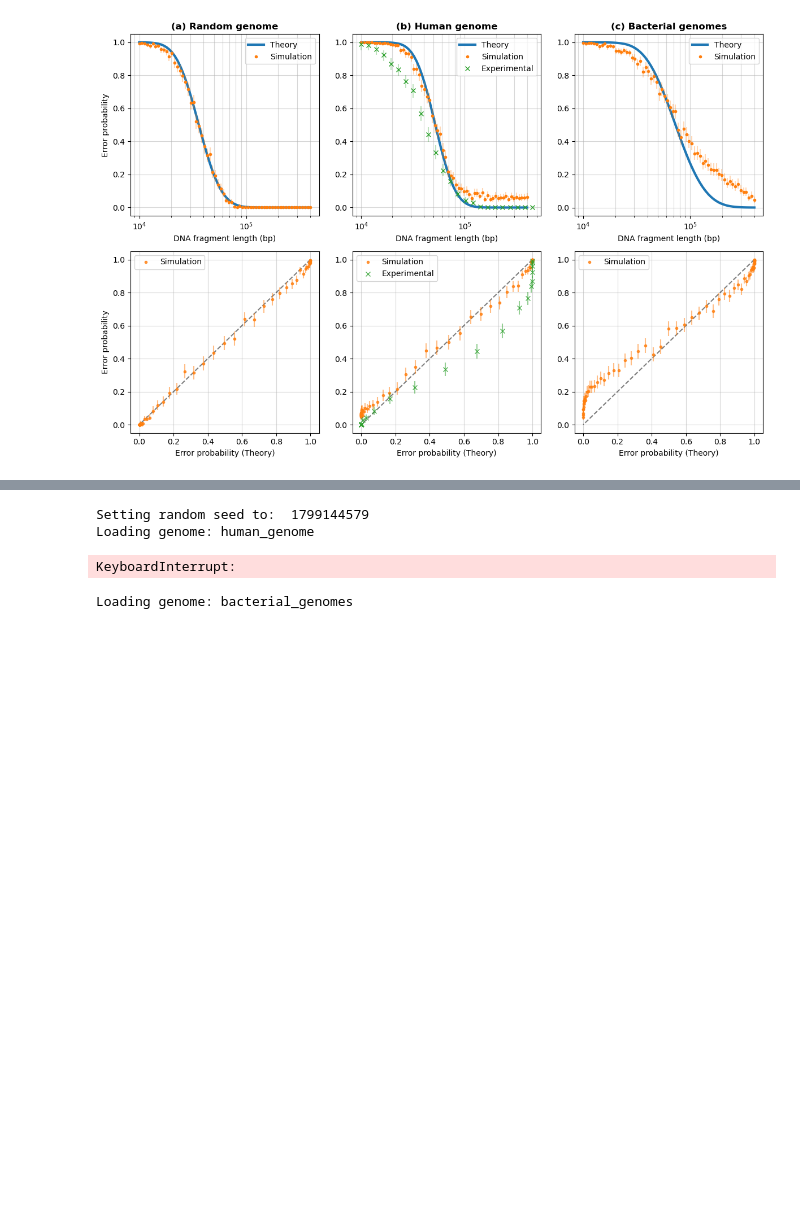
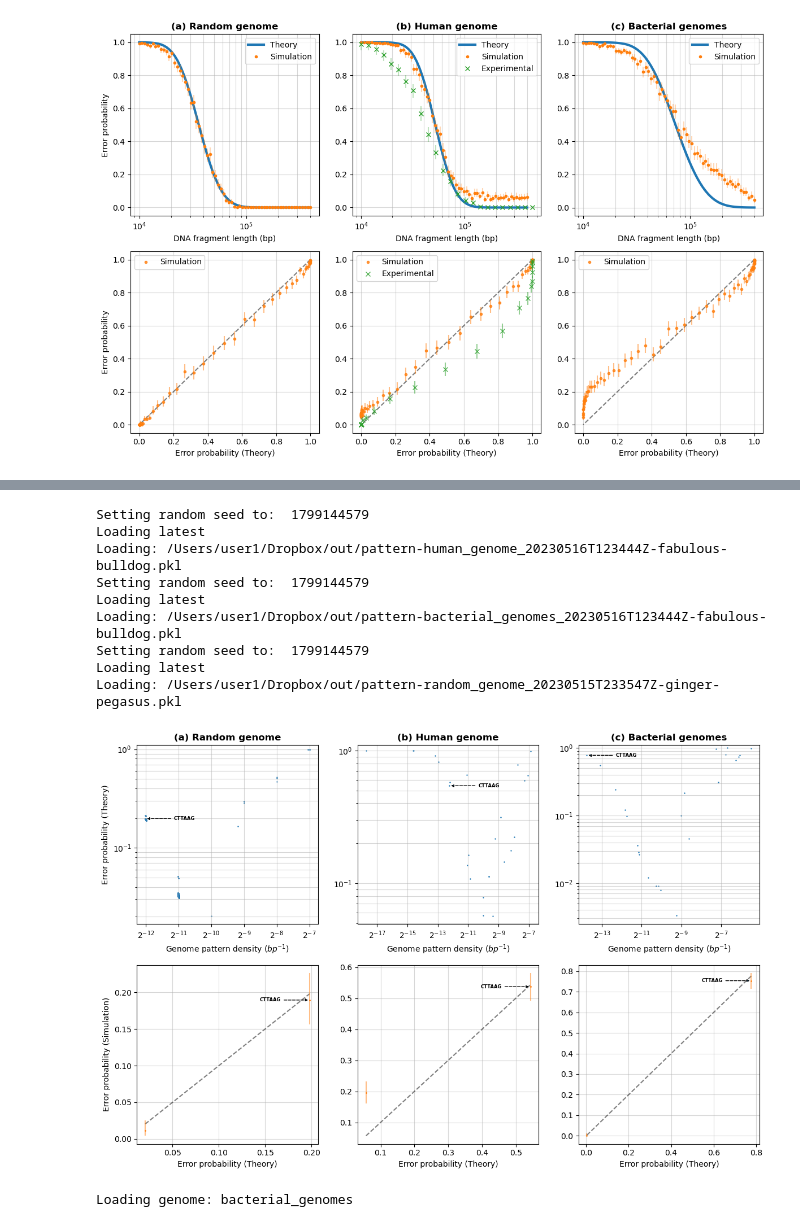
Before and after one commit to yevgenin/PatternCode, a Jupyter notebook: paper_figures.ipynb, the cells around one changed output, grey strips where cells are left out. Drawn from its saved outputs; the diff is of its cells as text; code cells hidden in the pictures; blank space fills up the shorter version.

```diff
--- a/paper_figures.ipynb
+++ b/paper_figures.ipynb
@@ -73,9 +67,16 @@ df[df['REBASE']]
 # %%
-p_err_vs_pattern_figure(load=0)
+p_err_vs_pattern_figure()
 # %% [output]
 Setting random seed to:  1799144579
-Loading genome: human_genome
+Loading latest
+Loading: /Users/user1/Dropbox/out/pattern-human_genome_20230516T123444Z-fabulous-bulldog.pkl
+Setting random seed to:  1799144579
+Loading latest
+Loading: /Users/user1/Dropbox/out/pattern-bacterial_genomes_20230516T123444Z-fabulous-bulldog.pkl
+Setting random seed to:  1799144579
+Loading latest
+Loading: /Users/user1/Dropbox/out/pattern-random_genome_20230515T233547Z-ginger-pegasus.pkl
-KeyboardInterrupt:
+[figure, added]
 # %%
 bacterial_genomes_table()
 # %% [output]
```
Also changed, not shown: parts of 4 cells of this notebook, 6 other files.
